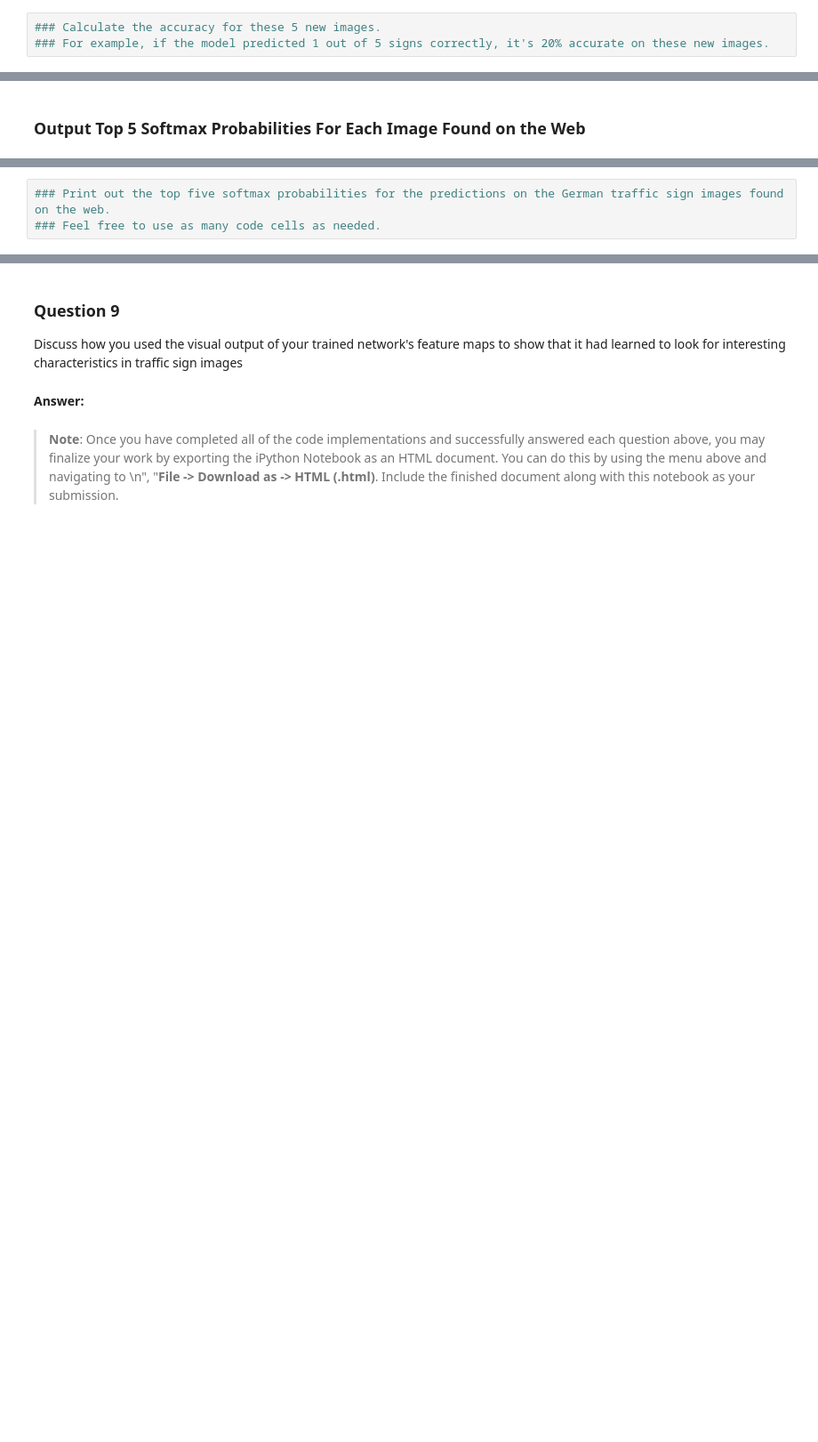
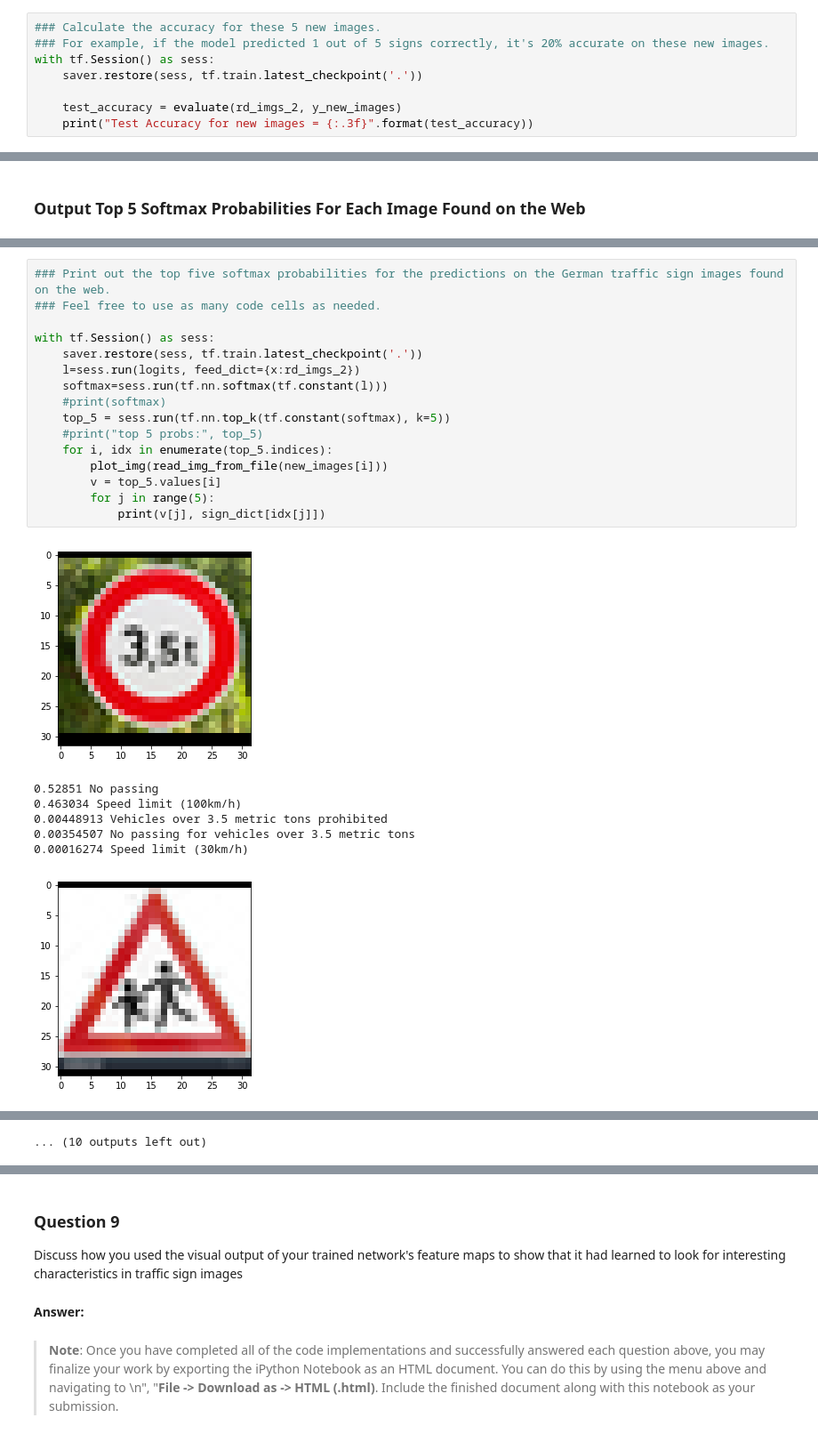
Before and after one commit to khushn/carnd_p2, a Jupyter notebook: Traffic_Sign_Classifier.ipynb, the cells around one changed output, grey strips where cells are left out. Shown at 89% size. Cells and saved outputs as stored; diff of their text form; blank space fills up the shorter version.

```diff
--- a/Traffic_Sign_Classifier.ipynb
+++ b/Traffic_Sign_Classifier.ipynb
@@ -461,3 +483,8 @@ max values:
 # %%
 ### Calculate the accuracy for these 5 new images.
 ### For example, if the model predicted 1 out of 5 signs correctly, it's 20% accurate on these new images.
+with tf.Session() as sess:
+    saver.restore(sess, tf.train.latest_checkpoint('.'))
+
+    test_accuracy = evaluate(rd_imgs_2, y_new_images)
+    print("Test Accuracy for new images = {:.3f}".format(test_accuracy))
@@ -504,3 +533,24 @@ Looking just at the first row we get `[ 0.34763842,  0.24879643,  0.12789202]`,
 # %%
 ### Print out the top five softmax probabilities for the predictions on the German traffic sign images found on the web.
 ### Feel free to use as many code cells as needed.
+
+with tf.Session() as sess:
+    saver.restore(sess, tf.train.latest_checkpoint('.'))
+    l=sess.run(logits, feed_dict={x:rd_imgs_2})
+    softmax=sess.run(tf.nn.softmax(tf.constant(l)))
+    #print(softmax)
+    top_5 = sess.run(tf.nn.top_k(tf.constant(softmax), k=5))
+    #print("top 5 probs:", top_5)
+    for i, idx in enumerate(top_5.indices):
+        plot_img(read_img_from_file(new_images[i]))
+        v = top_5.values[i]
+        for j in range(5):
+            print(v[j], sign_dict[idx[j]])
+# %% [output]
+[figure, added]
+0.52851 No passing
+0.463034 Speed limit (100km/h)
+0.00448913 Vehicles over 3.5 metric tons prohibited
+0.00354507 No passing for vehicles over 3.5 metric tons
+0.00016274 Speed limit (30km/h)
+[figure, added]
@@ -507,3 +586,4 @@ Looking just at the first row we get `[ 0.34763842,  0.24879643,  0.12789202]`,
+... (10 outputs left out)
 # %% [markdown]
 ---
 
```
Also changed, not shown: parts of 11 cells of this notebook, 18 other files.
